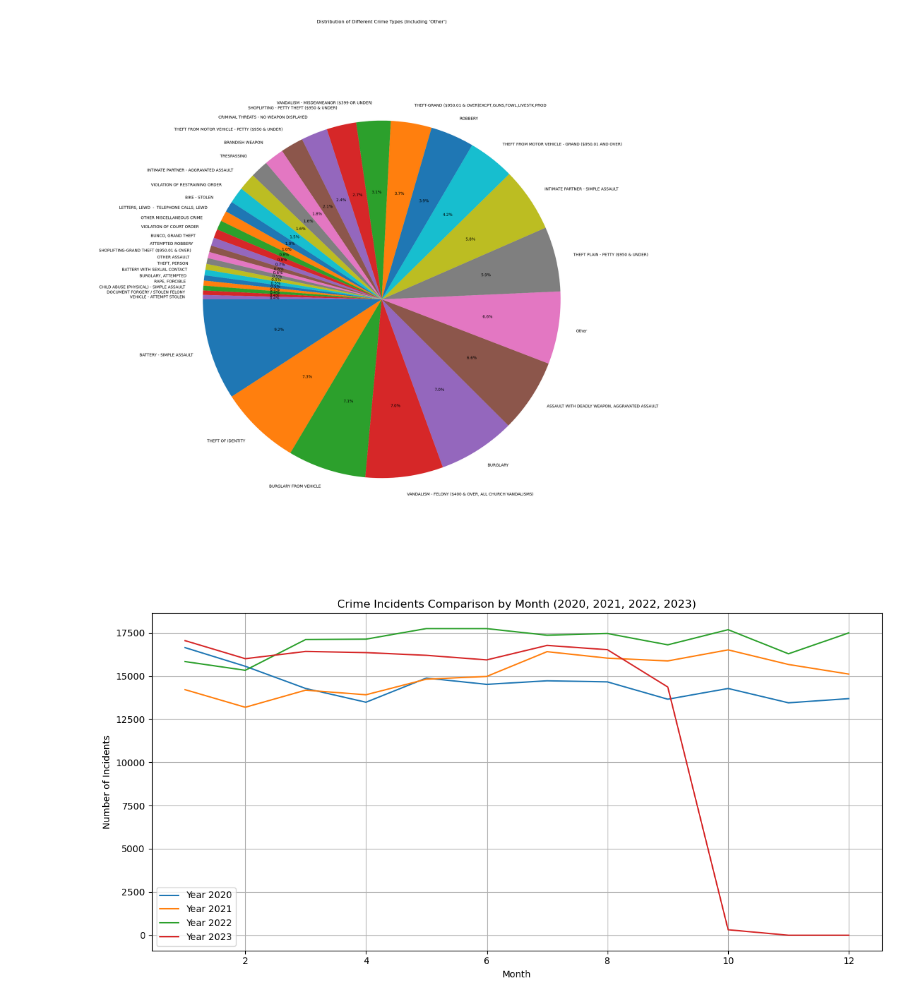
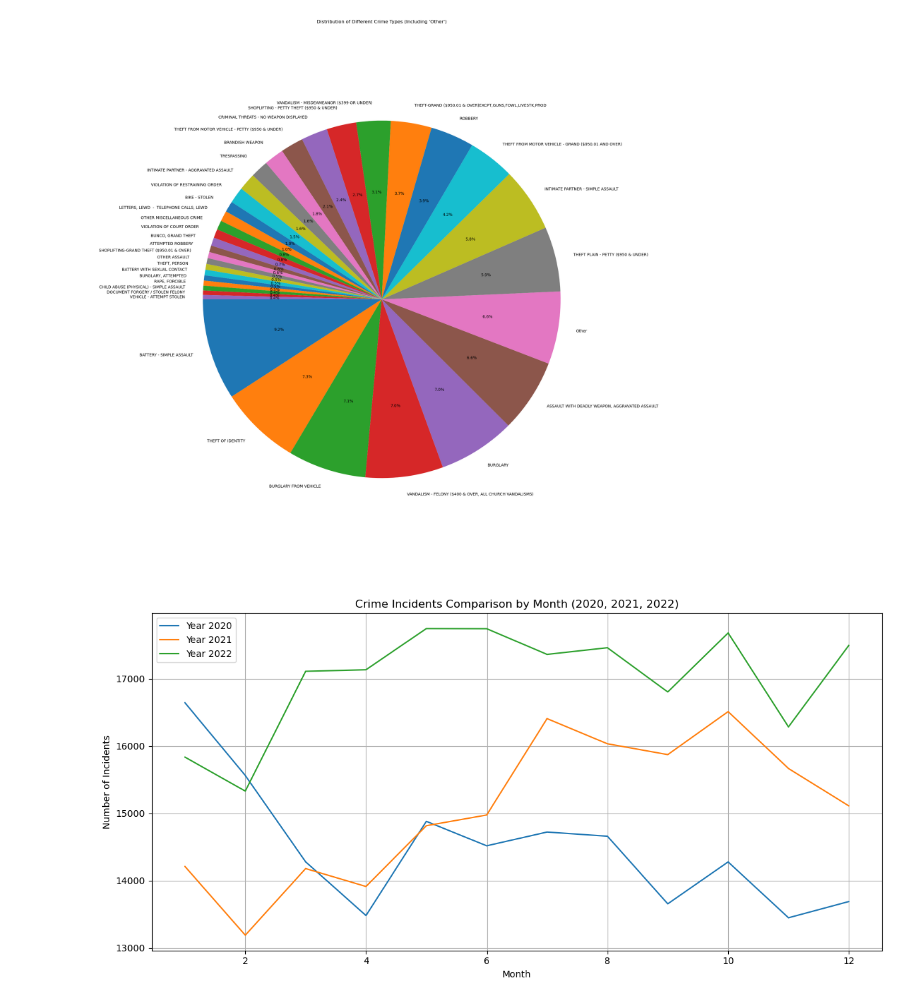
Before and after one commit to Cookees81/CityofAngels, a Jupyter notebook: LACrime.ipynb, the cells around one changed output. Cells and saved outputs as stored; diff of their text form; code cells hidden in the pictures.

```diff
--- a/LACrime.ipynb
+++ b/LACrime.ipynb
@@ -260,8 +260,8 @@ dropped_LAcrime_df.head()
 # %%
 # remove 2023 crime record from the data set because it is only update to Oct. 2023
 # First, convert 'date_column' to a datetime format
-# dropped_LAcrime_df["DATE OCC"] = pd.to_datetime(dropped_LAcrime_df["DATE OCC"], format="%m/%d/%Y %I:%M:%S %p")
+dropped_LAcrime_df["DATE OCC"] = pd.to_datetime(dropped_LAcrime_df["DATE OCC"], format="%m/%d/%Y %I:%M:%S %p")
 
 # Filter the DataFrame to keep only the rows with a year other than 2023
-# dropped_LAcrime_filtered = dropped_LAcrime_df[dropped_LAcrime_df["DATE OCC"].dt.year != 2023]
-# dropped_LAcrime_filtered
+dropped_LAcrime_filtered = dropped_LAcrime_df[dropped_LAcrime_df["DATE OCC"].dt.year != 2023]
+dropped_LAcrime_filtered
@@ -637,34 +651,34 @@ plt.show()
 # %%
 # Make sure you have the "DATE OCC" column as a datetime object
 cleanData["DATE OCC"] = pd.to_datetime(cleanData["DATE OCC"], format="%m/%d/%Y %I:%M:%S %p")
 
 # Extract year and month from the "DATE OCC" column
 cleanData["Year"] = cleanData["DATE OCC"].dt.year
 cleanData["Month"] = cleanData["DATE OCC"].dt.month
 
-# Filter data for the years 2020, 2021, 2022, and 2023
-years_to_compare = [2020, 2021, 2022, 2023]
+# Filter data for the years 2020, 2021, and 2022
+years_to_compare = [2020, 2021, 2022]
 filtered_data = cleanData[cleanData["Year"].isin(years_to_compare)]
 
 # Group the data by year and month and count the number of occurrences
 monthly_counts = filtered_data.groupby(["Year", "Month"]).size().unstack().fillna(0)
 
 # Create a line chart to compare data by month
 plt.figure(figsize=(12, 6))
 for year in years_to_compare:
     plt.plot(monthly_counts.loc[year], label=f"Year {year}")
 
 # Set chart labels and title
 plt.xlabel("Month")
 plt.ylabel("Number of Incidents")
-plt.title("Crime Incidents Comparison by Month (2020, 2021, 2022, 2023)")
+plt.title("Crime Incidents Comparison by Month (2020, 2021, 2022)")
 
 # Add a legend to distinguish the years
 plt.legend()
 
 # Show the plot
 plt.grid(True)
 plt.tight_layout()
 plt.show()
 # %% [output]
-[figure, old version]
+[figure, new version]
```
Also changed, not shown: parts of 7 cells of this notebook.
